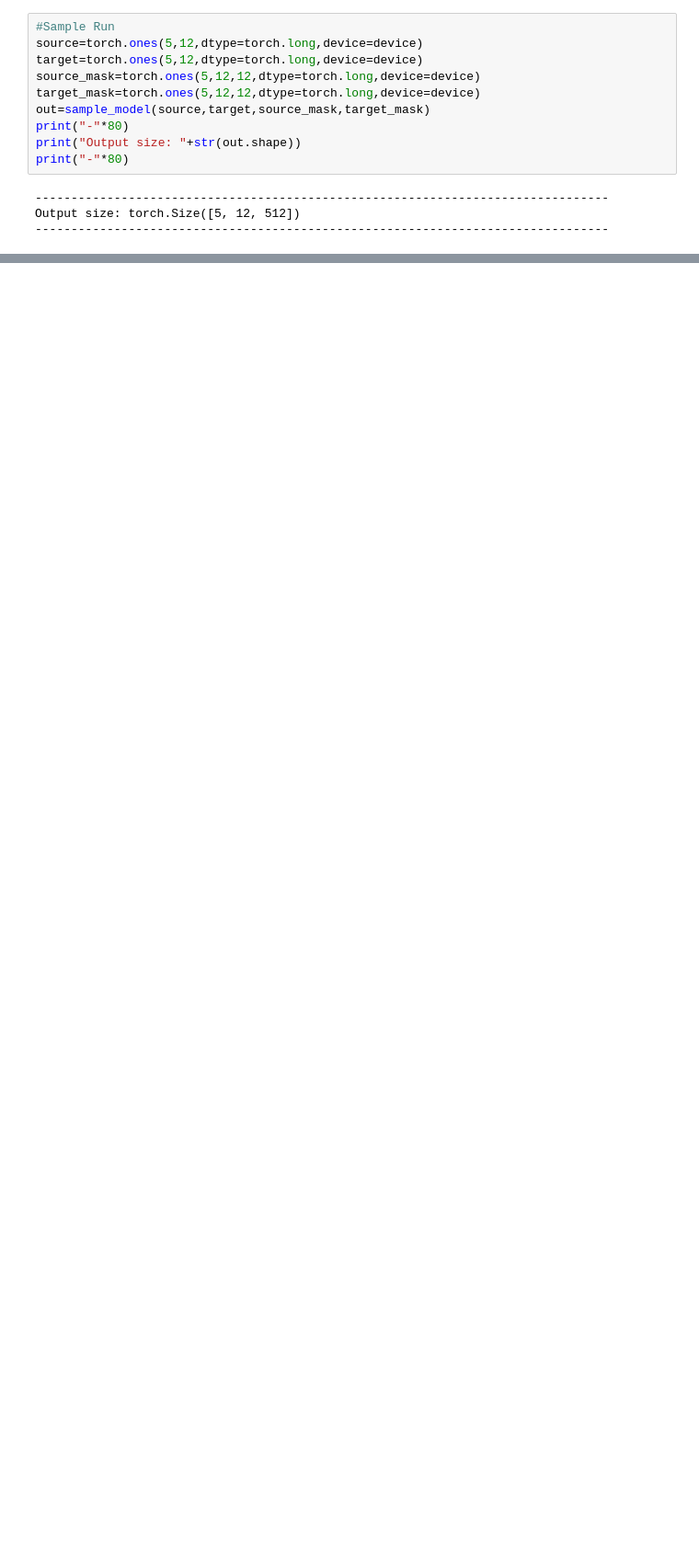
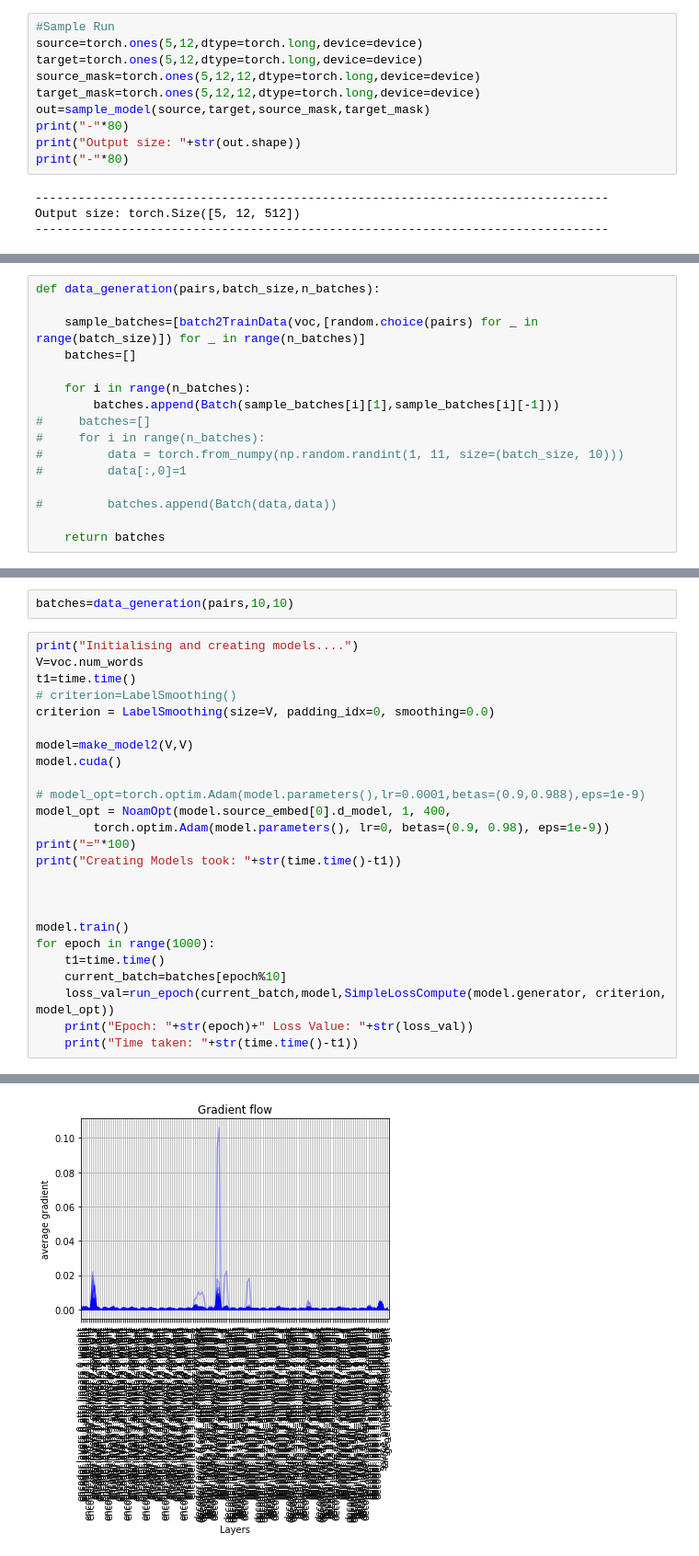
Before and after one commit to deepak4669/Conversational-Agents, a Jupyter notebook: Dialog Systems/Colab-Notebooks/transformer_cornell.ipynb, the cells around one changed output, grey strips where cells are left out. Shown at 92% size. Saved outputs shown, nothing was run; the diff lists cells and outputs as text; blank space fills up the shorter version.

Commit message:
model2 overfitting right

```diff
--- a/Dialog Systems/Colab-Notebooks/transformer_cornell.ipynb
+++ b/Dialog Systems/Colab-Notebooks/transformer_cornell.ipynb
@@ -928,0 +955,16 @@ Output size: torch.Size([5, 12, 512])
+# %%
+def data_generation(pairs,batch_size,n_batches):
+
+    sample_batches=[batch2TrainData(voc,[random.choice(pairs) for _ in range(batch_size)]) for _ in range(n_batches)]
+    batches=[]
+
+    for i in range(n_batches):
+        batches.append(Batch(sample_batches[i][1],sample_batches[i][-1]))
+#     batches=[]
+#     for i in range(n_batches):
+#         data = torch.from_numpy(np.random.randint(1, 11, size=(batch_size, 10)))
+#         data[:,0]=1
+
+#         batches.append(Batch(data,data))
+
+    return batches
@@ -928,0 +1094,28 @@ Output size: torch.Size([5, 12, 512])
+# %%
+batches=data_generation(pairs,10,10)
+# %%
+print("Initialising and creating models....")
+V=voc.num_words
+t1=time.time()
+# criterion=LabelSmoothing()
+criterion = LabelSmoothing(size=V, padding_idx=0, smoothing=0.0)
+
+model=make_model2(V,V)
+model.cuda()
+
+# model_opt=torch.optim.Adam(model.parameters(),lr=0.0001,betas=(0.9,0.988),eps=1e-9)
+model_opt = NoamOpt(model.source_embed[0].d_model, 1, 400,
+        torch.optim.Adam(model.parameters(), lr=0, betas=(0.9, 0.98), eps=1e-9))
+print("="*100)
+print("Creating Models took: "+str(time.time()-t1))
+
+
+
+model.train()
+for epoch in range(1000):
+    t1=time.time()
+    current_batch=batches[epoch%10]
+    loss_val=run_epoch(current_batch,model,SimpleLossCompute(model.generator, criterion, model_opt))
+    print("Epoch: "+str(epoch)+" Loss Value: "+str(loss_val))
+    print("Time taken: "+str(time.time()-t1))
+# %% [output]
@@ -928,0 +1140 @@ Output size: torch.Size([5, 12, 512])
+[figure, added]
```
Also changed, not shown: parts of 18 cells of this notebook.
